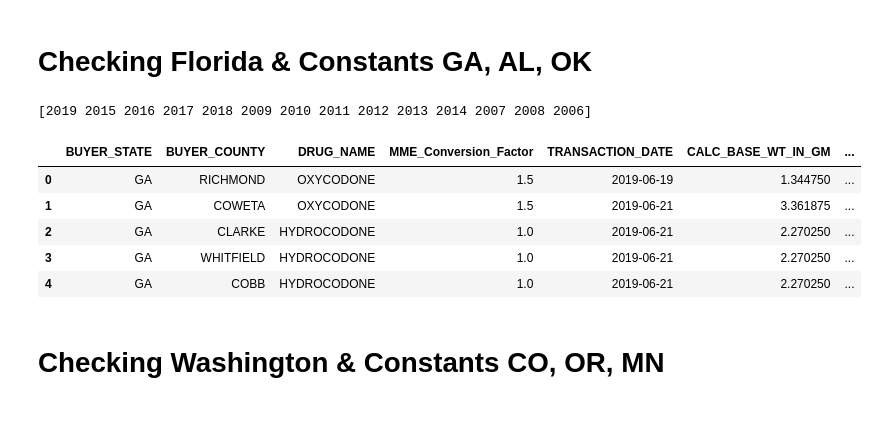
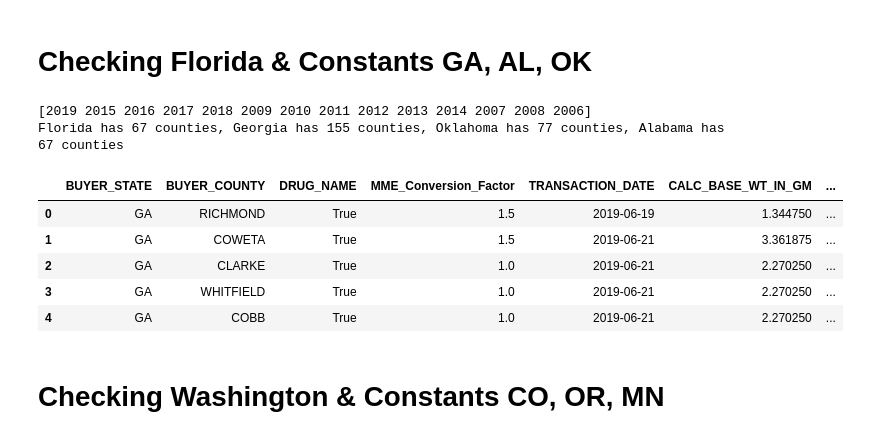
Before and after one commit to MIDS-at-Duke/opioids-2024-data-queens-king, a Jupyter notebook: Calc Opioid Shipments.ipynb, the cells around one changed output. Saved outputs shown, nothing was run; the diff lists cells and outputs as text; code cells hidden in the pictures.

```diff
--- a/Calc Opioid Shipments.ipynb
+++ b/Calc Opioid Shipments.ipynb
@@ -97,6 +118,8 @@ all["date"] = pd.to_datetime(
     all["TRANSACTION_DATE"], format="%Y-%m-%d", errors="coerce"
 )
 all["year"] = all["date"].dt.year
+
+all["DRUG_NAME"] = all["DRUG_NAME"].isin(["OXYCODONE", "HYDROCODONE"])
 
 # Make an estimate of total morphine equivalent shipments
 all["MME_Conversion_Factor"] = pd.to_numeric(
@@ -148,43 +171,67 @@ assert (
     )
     <= 67
 )
+floridacounty = len(
+    florida_and_constants[florida_and_constants["BUYER_STATE"] == "FL"][
+        "BUYER_COUNTY"
+    ].unique()
+)
 # georgia has 159 counties
 assert (
     len(
         florida_and_constants[florida_and_constants["BUYER_STATE"] == "GA"][
             "BUYER_COUNTY"
         ].unique()
     )
     <= 159
+)
+georgiacounty = len(
+    florida_and_constants[florida_and_constants["BUYER_STATE"] == "GA"][
+        "BUYER_COUNTY"
+    ].unique()
 )
 # oklahoma has 77 counties
 assert (
     len(
         florida_and_constants[florida_and_constants["BUYER_STATE"] == "OK"][
             "BUYER_COUNTY"
         ].unique()
     )
     <= 77
 )
+oklahomacounty = len(
+    florida_and_constants[florida_and_constants["BUYER_STATE"] == "OK"][
+        "BUYER_COUNTY"
+    ].unique()
+)
 # alabama has 67 counties
 assert (
     len(
         florida_and_constants[florida_and_constants["BUYER_STATE"] == "AL"][
             "BUYER_COUNTY"
         ].unique()
     )
     <= 67
 )
+alabamacounty = len(
+    florida_and_constants[florida_and_constants["BUYER_STATE"] == "AL"][
+        "BUYER_COUNTY"
+    ].unique()
+)
 print(florida_and_constants["year"].unique())
+print(
+    f"Florida has {floridacounty} counties, Georgia has {georgiacounty} counties, Oklahoma has {oklahomacounty} counties, Alabama has {alabamacounty} counties"
+)
 florida_and_constants.head(5)
 # %% [output]
 [2019 2015 2016 2017 2018 2009 2010 2011 2012 2013 2014 2007 2008 2006]
+Florida has 67 counties, Georgia has 155 counties, Oklahoma has 77 counties, Alabama has 67 counties
 |  | BUYER_STATE | BUYER_COUNTY | DRUG_NAME | MME_Conversion_Factor | TRANSACTION_DATE | CALC_BASE_WT_IN_GM | ... |
-| 0 | GA | RICHMOND | OXYCODONE | 1.5 | 2019-06-19 | 1.344750 | ... |
-| 1 | GA | COWETA | OXYCODONE | 1.5 | 2019-06-21 | 3.361875 | ... |
-| 2 | GA | CLARKE | HYDROCODONE | 1.0 | 2019-06-21 | 2.270250 | ... |
-| 3 | GA | WHITFIELD | HYDROCODONE | 1.0 | 2019-06-21 | 2.270250 | ... |
-| 4 | GA | COBB | HYDROCODONE | 1.0 | 2019-06-21 | 2.270250 | ... |
+| 0 | GA | RICHMOND | True | 1.5 | 2019-06-19 | 1.344750 | ... |
+| 1 | GA | COWETA | True | 1.5 | 2019-06-21 | 3.361875 | ... |
+| 2 | GA | CLARKE | True | 1.0 | 2019-06-21 | 2.270250 | ... |
+| 3 | GA | WHITFIELD | True | 1.0 | 2019-06-21 | 2.270250 | ... |
+| 4 | GA | COBB | True | 1.0 | 2019-06-21 | 2.270250 | ... |
 # %% [markdown]
 # Checking Washington & Constants CO, OR, MN
 # %%
```
Also changed, not shown: parts of 2 cells of this notebook, 8 other files.
